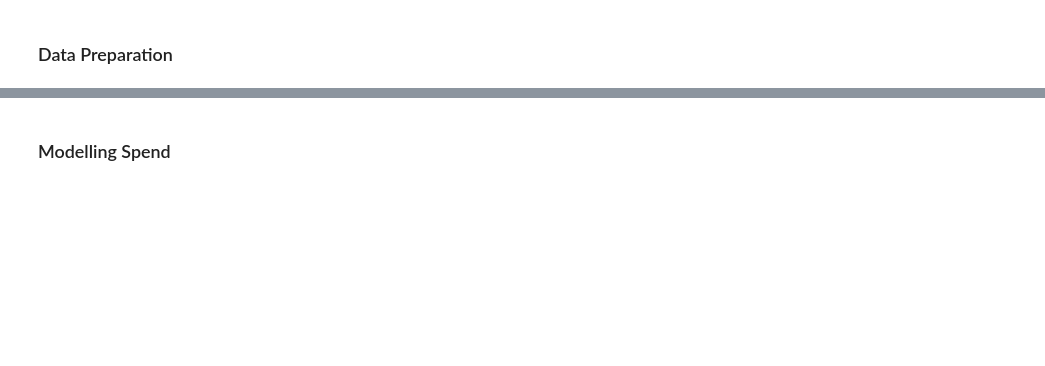
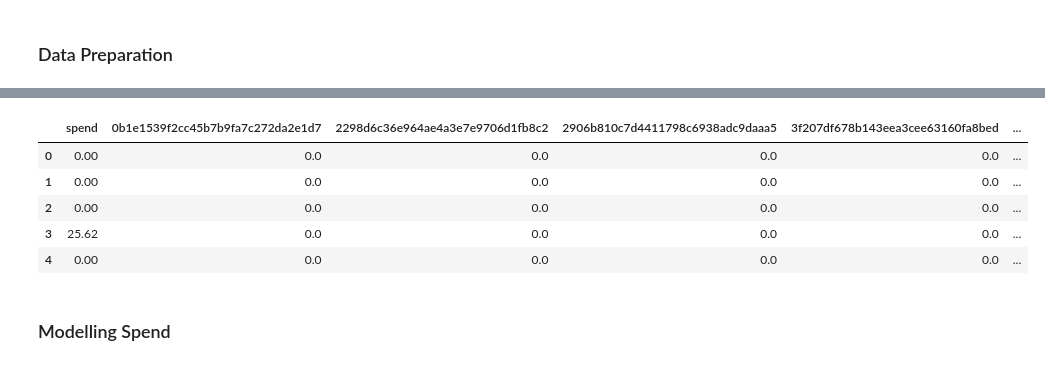
Before and after one commit to WarwickR92/Starbucks-Marketing-Project, a Jupyter notebook: Starbucks Customer Spend (Data Modelling - Part 2).ipynb, the cells around one changed output, grey strips where cells are left out. Cells and saved outputs as stored; diff of their text form; code cells hidden in the pictures; blank space fills up the shorter version.

```diff
--- a/Starbucks Customer Spend (Data Modelling - Part 2).ipynb
+++ b/Starbucks Customer Spend (Data Modelling - Part 2).ipynb
@@ -80,0 +94,17 @@ Baseline MAE is 11.31
+# %%
+# To perform testing on the data I will only keep one demographic for now
+input_data_test = input_data[input_data['demographic'] == 0]
+
+# reset the index
+input_data_test.reset_index(inplace=True)
+
+# # keep only the columns needed
+input_data_test = input_data_test.drop(columns=['transaction_time','person','demographic'])
+input_data_test.head()
+# %% [output]
+|  | spend | 0b1e1539f2cc45b7b9fa7c272da2e1d7 | 2298d6c36e964ae4a3e7e9706d1fb8c2 | 2906b810c7d4411798c6938adc9daaa5 | 3f207df678b143eea3cee63160fa8bed | ... |
+| 0 | 0.00 | 0.0 | 0.0 | 0.0 | 0.0 | ... |
+| 1 | 0.00 | 0.0 | 0.0 | 0.0 | 0.0 | ... |
+| 2 | 0.00 | 0.0 | 0.0 | 0.0 | 0.0 | ... |
+| 3 | 25.62 | 0.0 | 0.0 | 0.0 | 0.0 | ... |
+| 4 | 0.00 | 0.0 | 0.0 | 0.0 | 0.0 | ... |
```
Also changed, not shown: parts of 47 cells of this notebook, 5 other files.
